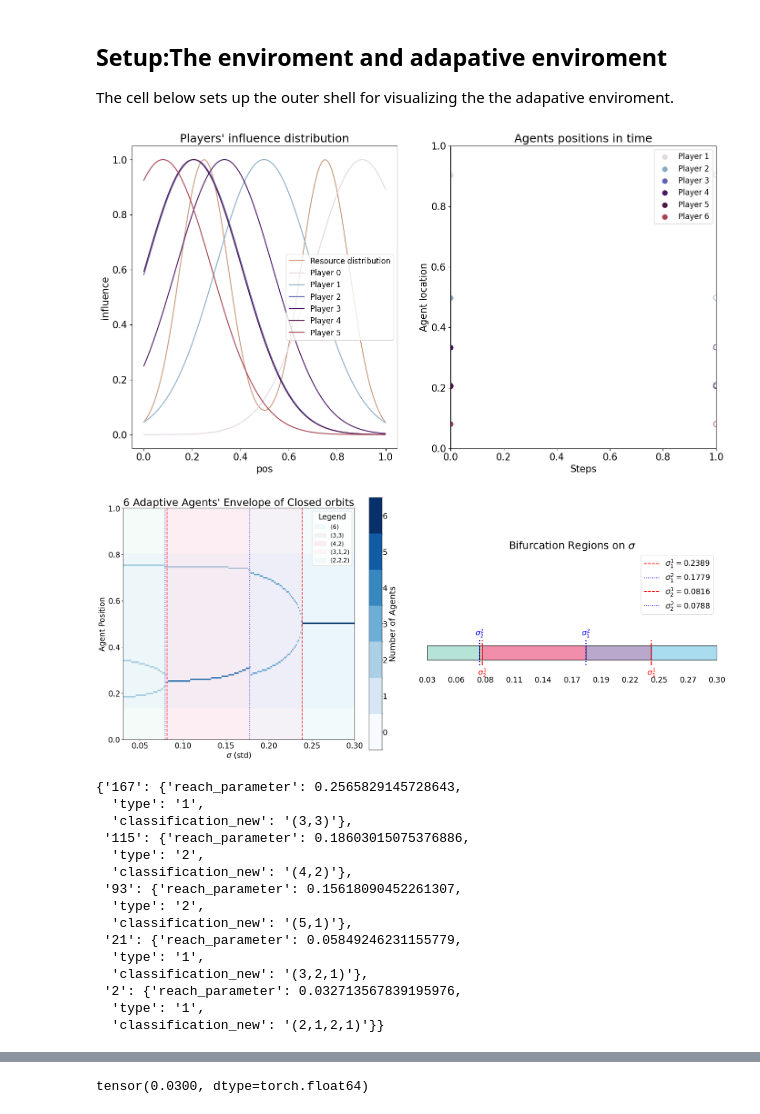
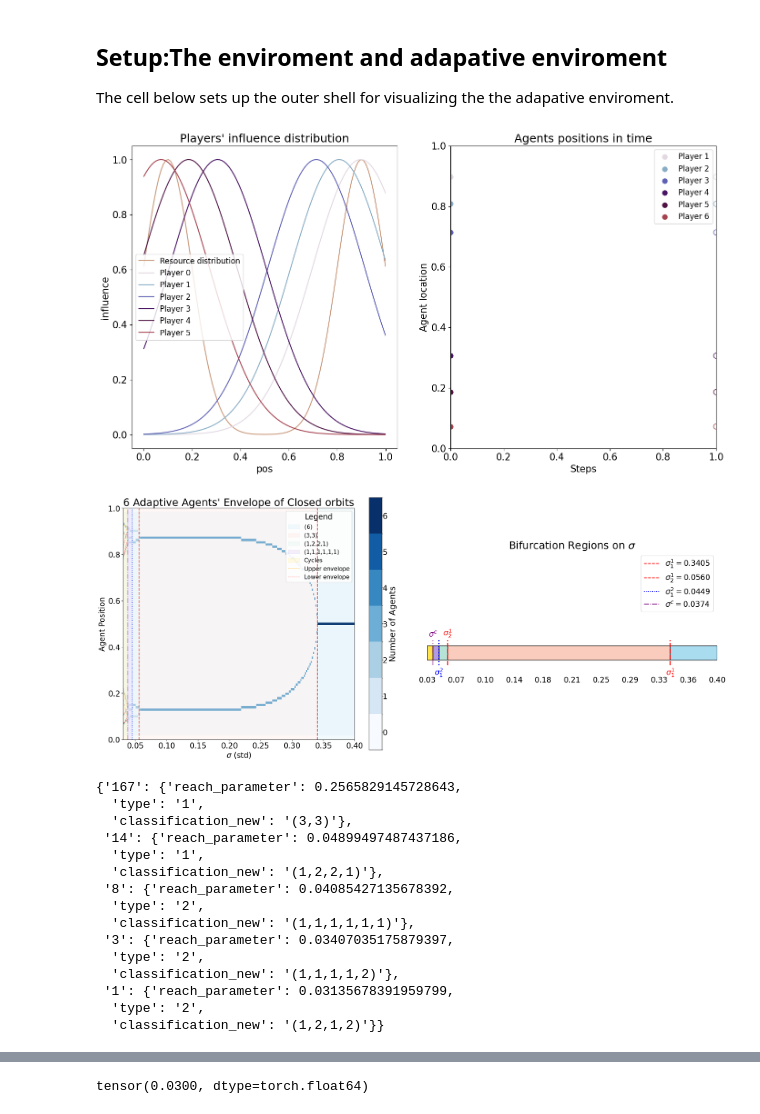
Before and after one commit to MarksLovett/InflGame, a Jupyter notebook: demo/paper_kernels/Gaussian/6p/Gaussian_monte_carlo copy.ipynb, the cells around one changed output, grey strips where cells are left out. Cells and saved outputs as stored; diff of their text form; code cells hidden in the pictures.

```diff
--- a/demo/paper_kernels/Gaussian/6p/Gaussian_monte_carlo copy.ipynb
+++ b/demo/paper_kernels/Gaussian/6p/Gaussian_monte_carlo copy.ipynb
@@ -37,7 +37,7 @@ plt.close()
 # %%
 #The resource points
 bin_points=np.linspace(.001, 0.999, 100)
-alpha=.5
+alpha=.8
 #Resource parameters
 resource_parameters_gaussian=[[.1,.1],[.5-alpha/2,.5+alpha/2],[1,1]] #[[sd1, sd2,], [mean1,mean2], [factor1,factor2]]
 #Resource distribution
@@ -167,8 +167,10 @@ num_agents=6 #number of agents
 #int_agents_pos=general.agent_position_setup(num_agents=num_agents,setup_type='paper_default',domain_type=domain_type,domain_bounds=0)
 #torch.tensor([.2,.21,0.33,0.66,.77,0.9])
 #x_1=torch.tensor([0.9, 0.8, 0.7, 0.32, 0.1931, 0.0655]) #3,3 10k steps, 50% sig 0.03 to .3
-x_1=torch.tensor([0.9255, 0.4816, 0.1969, 0.3216, 0.1931, 0.0655]) # 4,2 10k steps, 50% sig 0.03 to .3
+#x_1=torch.tensor([0.9255, 0.4816, 0.1969, 0.3216, 0.1931, 0.0655]) # 4,2 10k steps, 50% sig 0.03 to .3
 #x_1=torch.tensor([0.0278, 0.1513, 0.0163, 0.8290, 0.3250, 0.3650]) # 5,1 alpha=.8 40k steps, 10% sig 0.03 to .4
+#x_1=torch.tensor([0.9255, 0.4816, 0.1969, 0.3216, 0.1931, 0.0655]) # 4,2 alpha=.8 40k steps, 10% sig 0.03 to .4
+x_1=torch.tensor([0.9, 0.8, 0.7, 0.32, 0.1931, 0.0655]) # 4,2 alpha=.8 40k steps, 10% sig 0.03 to .4
 int_agents_pos=x_1 #initial agent positions
 
 infl_configs={"infl_type":"gaussian"} # influence type of the agents
@@ -197,7 +199,7 @@ vis.field.agents_pos=int_agents_pos.clone()
 # %%
 vis.dist_pos_gif(max_frames=1)
 # %% [output]
-[figure, old version]
+[figure, new version]
 # %%
 import hickle as hkl
 def _bif_matrix_data(name='6_bif_sig_x_pos_x.hkl',matrix=None,load=False,save=False):
@@ -226,28 +228,28 @@ matrix=_bif_matrix_data(name='6_bif_pos_3.hkl',load=True)
 # %%
 fig,matrix=vis.equilibrium_bifurcation_plot(matrix=None,
                                         reach_start=.03,
-                                        reach_end=.3,
+                                        reach_end=.4,
                                         reach_num_points=200,
-                                        time_steps=10000,
+                                        time_steps=40000,
                                         plot_type="heat",
                                         name_ads=[],
                                         title_ads=[],
                                         refinements=10,
                                         parallel_configs={'parallel':True, 'max_workers':8, 'batch_size':4},
                                         font={'default_size': 20,'rect_label_size': 20, 'rect_sigma_size': 20, 'cbar_size': 22, 'title_size': 27, 'legend_size': 15, 'font_family': 'sans-serif'},
                                         cbar_config={'center_labels': True, 'label_alignment': 'center', 'shrink': 0.75},
                                         save=False,
                                         paper_figure={'paper': True, 'section': '3_2','figure_id':'fig1'},
                                         show_pred=False,
                                         optional_vline=None,
                                         envelope=True,
                                         complete=False,
                                         return_matrix=True,
-                                        percentage=.5
+                                        percentage=.1
                                         )
 vis.field.pos_matrix=og_pos_matrix
 vis.field.grad_matrix=og_grad_matrix
 fig
 # %% [output]
-[figure, old version]
+[figure, new version]
 # %%
@@ -265,18 +267,18 @@ bifurcation_types
 {'167': {'reach_parameter': 0.2565829145728643,
   'type': '1',
   'classification_new': '(3,3)'},
- '115': {'reach_parameter': 0.18603015075376886,
+ '14': {'reach_parameter': 0.04899497487437186,
+  'type': '1',
+  'classification_new': '(1,2,2,1)'},
+ '8': {'reach_parameter': 0.04085427135678392,
   'type': '2',
-  'classification_new': '(4,2)'},
- '93': {'reach_parameter': 0.15618090452261307,
+  'classification_new': '(1,1,1,1,1,1)'},
+ '3': {'reach_parameter': 0.03407035175879397,
   'type': '2',
-  'classification_new': '(5,1)'},
- '21': {'reach_parameter': 0.05849246231155779,
-  'type': '1',
-  'classification_new': '(3,2,1)'},
- '2': {'reach_parameter': 0.032713567839195976,
-  'type': '1',
-  'classification_new': '(2,1,2,1)'}}
+  'classification_new': '(1,1,1,1,2)'},
+ '1': {'reach_parameter': 0.03135678391959799,
+  'type': '2',
+  'classification_new': '(1,2,1,2)'}}
 # %%
 reach_parameters=general.agent_parameter_setup(num_agents=num_agents,infl_type=vis.infl_type,setup_type="parameter_space",reach_start = .03,reach_end = .3,reach_num_points = len(matrix['max']))
 reach_start=reach_parameters[0][0]
```
Also changed, not shown: parts of 15 cells of this notebook, 44 other files.
